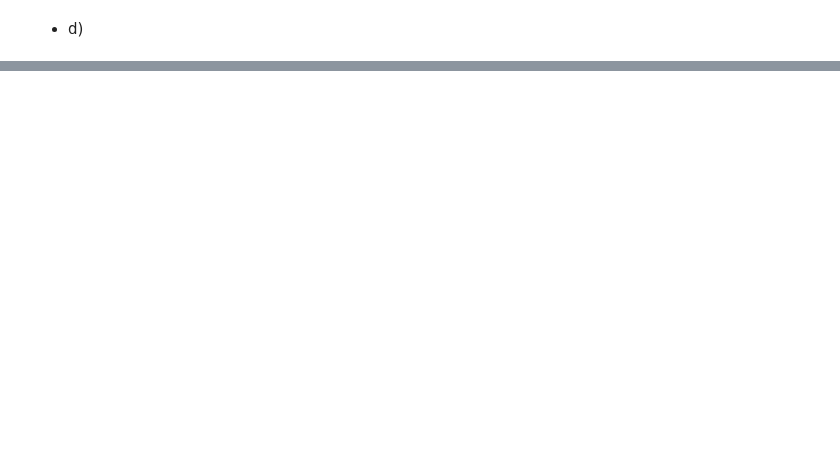
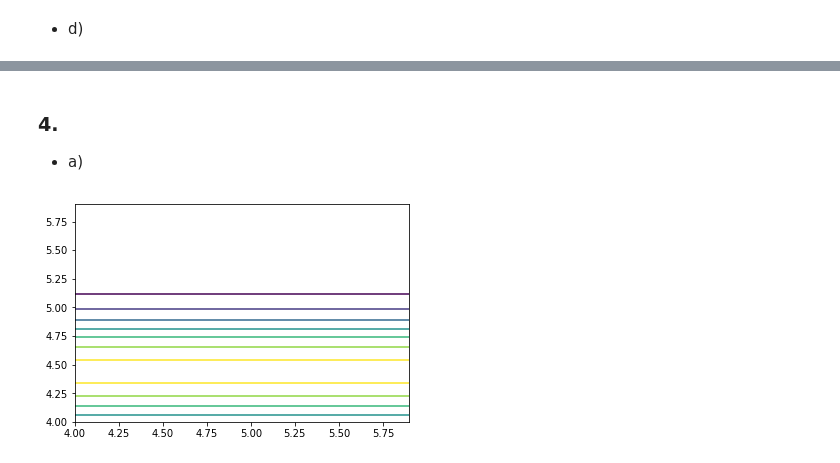
Before and after one commit to marued/IFT6390, a Jupyter notebook: Homeworks/Homework1/Question1.ipynb, the cells around one changed output, grey strips where cells are left out. Cells and saved outputs as stored; diff of their text form; code cells hidden in the pictures; blank space fills up the shorter version.

```diff
--- a/Homeworks/Homework1/Question1.ipynb
+++ b/Homeworks/Homework1/Question1.ipynb
@@ -381,0 +391,24 @@ pyplot.show()
+# %% [markdown]
+### 4.
+* a)
+# %%
+class1_2d = iris[:50,:2]
+X = np.arange(4, 6, 0.1)
+Y = np.arange(4, 6, 0.1)
+
+gauss = gaussianDensityEstimator()
+gauss.train(class1_2d)
+
+t3 = np.zeros((X.size,Y.size))
+for x in range(0, X.size):
+    for y in range(0, Y.size):
+        # print(x, " ",y," ",gauss.predict(np.array([X[x],Y[y]])))
+        dotx = X[x]
+        doty = Y[y]
+        t3.itemset(x,y,gauss.predict(np.array([X[x],Y[y]])))
+
+fig, ax = plt.subplots()
+ax.contour(Y,X, t3)
+plt.show()
+# %% [output]
+[figure, added]
```
Also changed, not shown: parts of 14 cells of this notebook.
